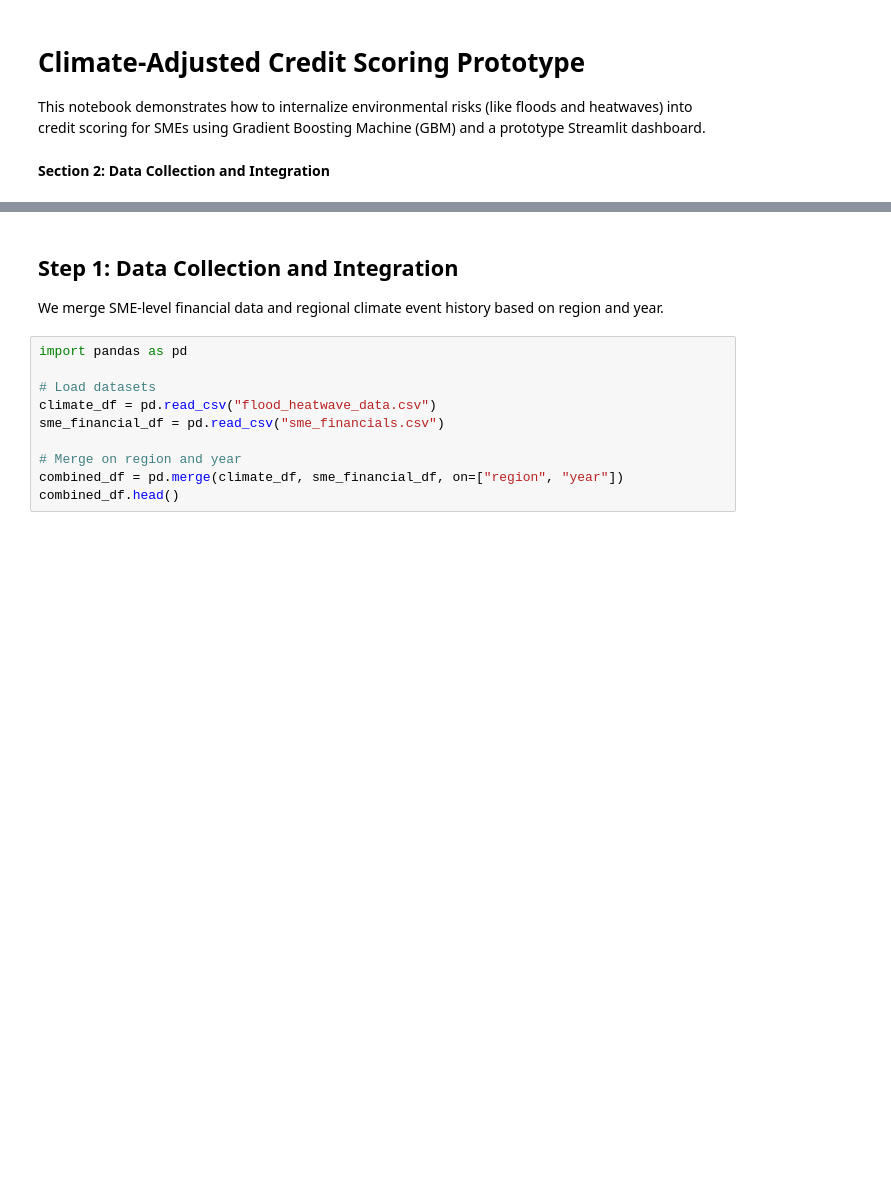
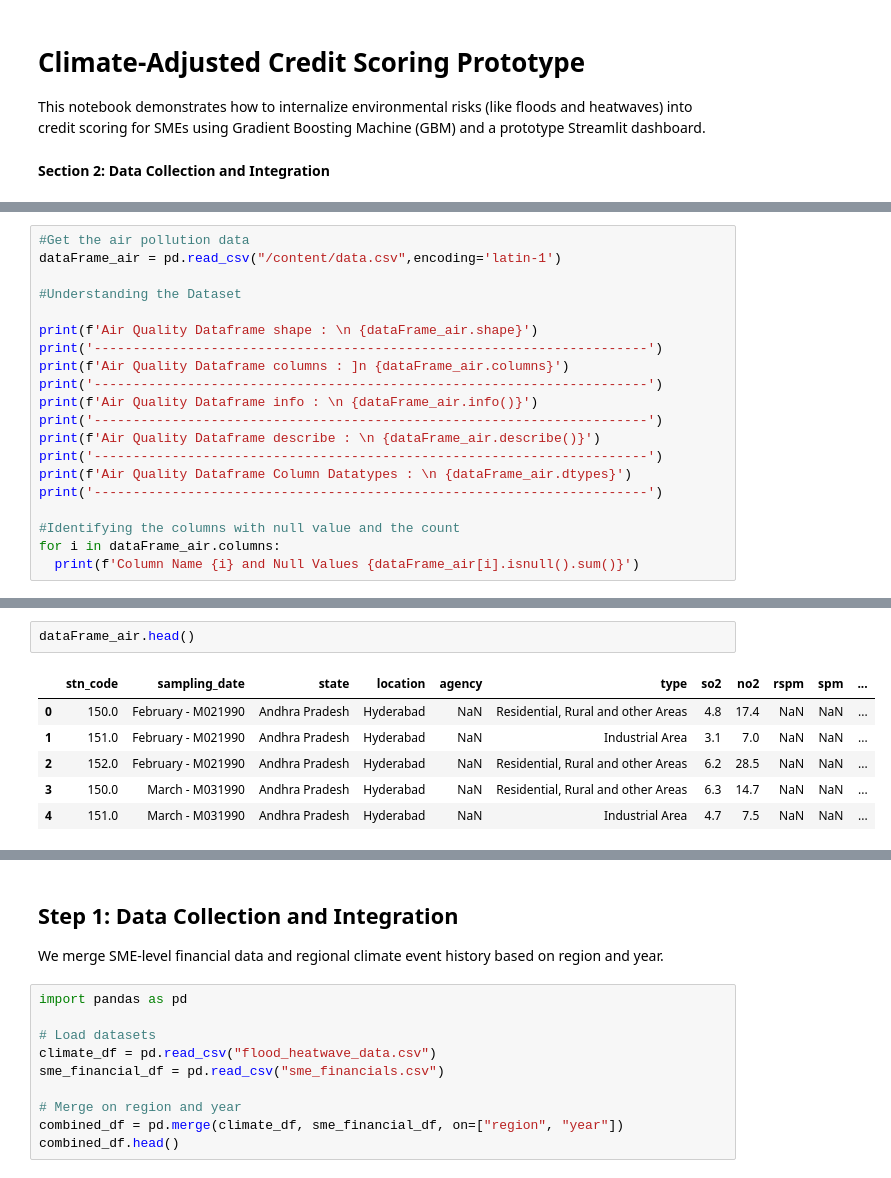
Before and after one commit to yastika/MscFE_Capstone, a Jupyter notebook: Climate_FinTech_Solution_Internalizing_Environmental_Risks_into_Financial_Models.ipynb, the cells around one changed output, grey strips where cells are left out. Drawn from its saved outputs; the diff is of its cells as text; blank space fills up the shorter version.

```diff
--- a/Climate_FinTech_Solution_Internalizing_Environmental_Risks_into_Financial_Models.ipynb
+++ b/Climate_FinTech_Solution_Internalizing_Environmental_Risks_into_Financial_Models.ipynb
@@ -9,0 +51,20 @@ This notebook demonstrates how to internalize environmental risks (like floods a
+# %%
+#Get the air pollution data
+dataFrame_air = pd.read_csv("/content/data.csv",encoding='latin-1')
+
+#Understanding the Dataset
+
+print(f'Air Quality Dataframe shape : \n {dataFrame_air.shape}')
+print('-----------------------------------------------------------------------')
+print(f'Air Quality Dataframe columns : ]n {dataFrame_air.columns}')
+print('-----------------------------------------------------------------------')
+print(f'Air Quality Dataframe info : \n {dataFrame_air.info()}')
+print('-----------------------------------------------------------------------')
+print(f'Air Quality Dataframe describe : \n {dataFrame_air.describe()}')
+print('-----------------------------------------------------------------------')
+print(f'Air Quality Dataframe Column Datatypes : \n {dataFrame_air.dtypes}')
+print('-----------------------------------------------------------------------')
+
+#Identifying the columns with null value and the count
+for i in dataFrame_air.columns:
+  print(f'Column Name {i} and Null Values {dataFrame_air[i].isnull().sum()}')
@@ -9,0 +89,9 @@ This notebook demonstrates how to internalize environmental risks (like floods a
+# %%
+dataFrame_air.head()
+# %% [output]
+|  | stn_code | sampling_date | state | location | agency | type | so2 | no2 | rspm | spm | ... |
+| 0 | 150.0 | February - M021990 | Andhra Pradesh | Hyderabad | NaN | Residential, Rural and other Areas | 4.8 | 17.4 | NaN | NaN | ... |
+| 1 | 151.0 | February - M021990 | Andhra Pradesh | Hyderabad | NaN | Industrial Area | 3.1 | 7.0 | NaN | NaN | ... |
+| 2 | 152.0 | February - M021990 | Andhra Pradesh | Hyderabad | NaN | Residential, Rural and other Areas | 6.2 | 28.5 | NaN | NaN | ... |
+| 3 | 150.0 | March - M031990 | Andhra Pradesh | Hyderabad | NaN | Residential, Rural and other Areas | 6.3 | 14.7 | NaN | NaN | ... |
+| 4 | 151.0 | March - M031990 | Andhra Pradesh | Hyderabad | NaN | Industrial Area | 4.7 | 7.5 | NaN | NaN | ... |
```
Also changed, not shown: parts of 13 cells of this notebook.
